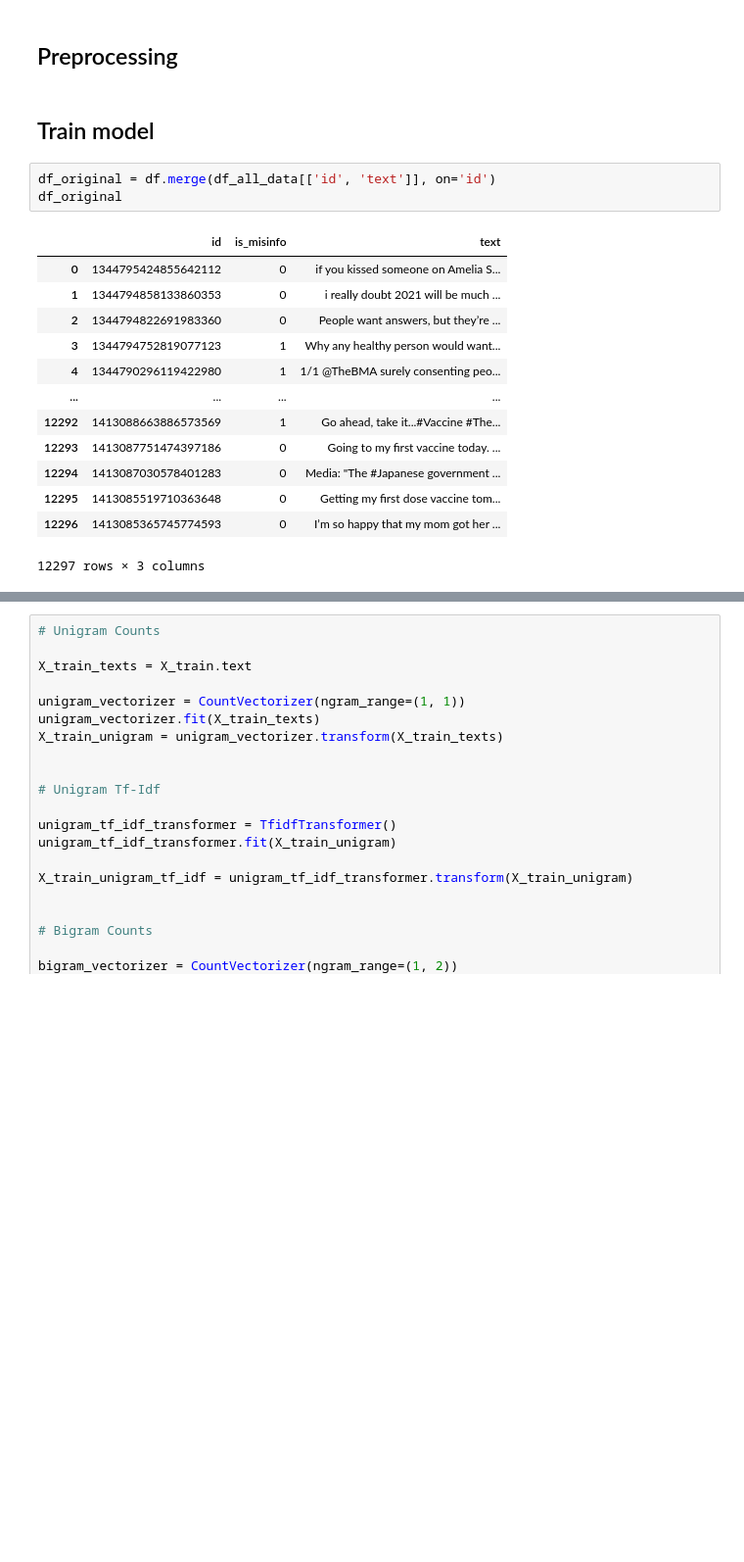
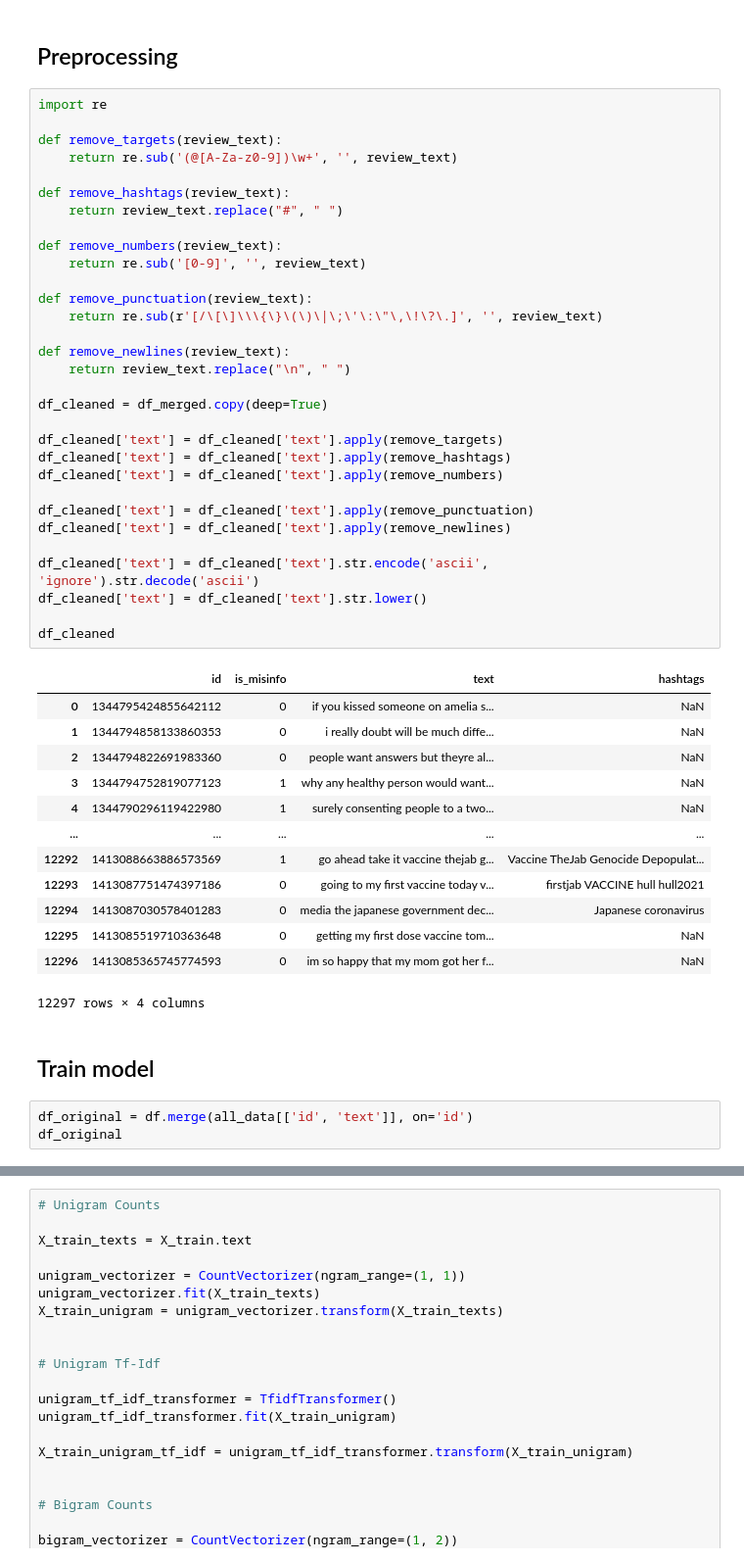
Before and after one commit to krautgortna/NLP_Project_SS22, a Jupyter notebook: NLP_FakePolice.ipynb, the cells around one changed output, grey strips where cells are left out. Shown: that part at 98% size. Saved outputs shown, nothing was run; the diff lists cells and outputs as text; blank space fills up the shorter version.

```diff
--- a/NLP_FakePolice.ipynb
+++ b/NLP_FakePolice.ipynb
@@ -75,24 +130,55 @@ Name: text, Length: 12297, dtype: object
 # %% [markdown]
 ## Preprocessing
+# %%
+import re
+
+def remove_targets(review_text):
+    return re.sub('(@[A-Za-z0-9])\w+', '', review_text)
+
+def remove_hashtags(review_text):
+    return review_text.replace("#", " ")
+
+def remove_numbers(review_text):
+    return re.sub('[0-9]', '', review_text)
+
+def remove_punctuation(review_text):
+    return re.sub(r'[/\[\]\\\{\}\(\)\|\;\'\:\"\,\!\?\.]', '', review_text)
+
+def remove_newlines(review_text):
+    return review_text.replace("\n", " ")
+
+df_cleaned = df_merged.copy(deep=True)
+
+df_cleaned['text'] = df_cleaned['text'].apply(remove_targets)
+df_cleaned['text'] = df_cleaned['text'].apply(remove_hashtags)
+df_cleaned['text'] = df_cleaned['text'].apply(remove_numbers)
+
+df_cleaned['text'] = df_cleaned['text'].apply(remove_punctuation)
+df_cleaned['text'] = df_cleaned['text'].apply(remove_newlines)
+
+df_cleaned['text'] = df_cleaned['text'].str.encode('ascii', 'ignore').str.decode('ascii')
+df_cleaned['text'] = df_cleaned['text'].str.lower()
+
+df_cleaned
+# %% [output]
+|  | id | is_misinfo | text | hashtags |
+| 0 | 1344795424855642112 | 0 | if you kissed someone on amelia s... | NaN |
+| 1 | 1344794858133860353 | 0 | i really doubt will be much diffe... | NaN |
+| 2 | 1344794822691983360 | 0 | people want answers but theyre al... | NaN |
+| 3 | 1344794752819077123 | 1 | why any healthy person would want... | NaN |
+| 4 | 1344790296119422980 | 1 | surely consenting people to a two... | NaN |
+| ... | ... | ... | ... | ... |
+| 12292 | 1413088663886573569 | 1 | go ahead take it vaccine thejab g... | Vaccine TheJab Genocide Depopulat... |
+| 12293 | 1413087751474397186 | 0 | going to my first vaccine today v... | firstjab VACCINE hull hull2021 |
+| 12294 | 1413087030578401283 | 0 | media the japanese government dec... | Japanese coronavirus |
+| 12295 | 1413085519710363648 | 0 | getting my first dose vaccine tom... | NaN |
+| 12296 | 1413085365745774593 | 0 | im so happy that my mom got her f... | NaN |
+12297 rows × 4 columns
 # %% [markdown]
 ## Train model
 # %%
-df_original = df.merge(df_all_data[['id', 'text']], on='id')
+df_original = df.merge(all_data[['id', 'text']], on='id')
 df_original
-# %% [output]
-|  | id | is_misinfo | text |
-| 0 | 1344795424855642112 | 0 | if you kissed someone on Amelia S... |
-| 1 | 1344794858133860353 | 0 | i really doubt 2021 will be much ... |
-| 2 | 1344794822691983360 | 0 | People want answers, but they’re ... |
-| 3 | 1344794752819077123 | 1 | Why any healthy person would want... |
-| 4 | 1344790296119422980 | 1 | 1/1 @TheBMA surely consenting peo... |
-| ... | ... | ... | ... |
-| 12292 | 1413088663886573569 | 1 | Go ahead, take it...#Vaccine #The... |
-| 12293 | 1413087751474397186 | 0 | Going to my first vaccine today. ... |
-| 12294 | 1413087030578401283 | 0 | Media: "The #Japanese government ... |
-| 12295 | 1413085519710363648 | 0 | Getting my first dose vaccine tom... |
-| 12296 | 1413085365745774593 | 0 | I’m so happy that my mom got her ... |
-12297 rows × 3 columns
 # %%
 X = df_original.drop('is_misinfo', axis=1)
 y = df_original.is_misinfo
```
Also changed, not shown: parts of 18 cells of this notebook.
